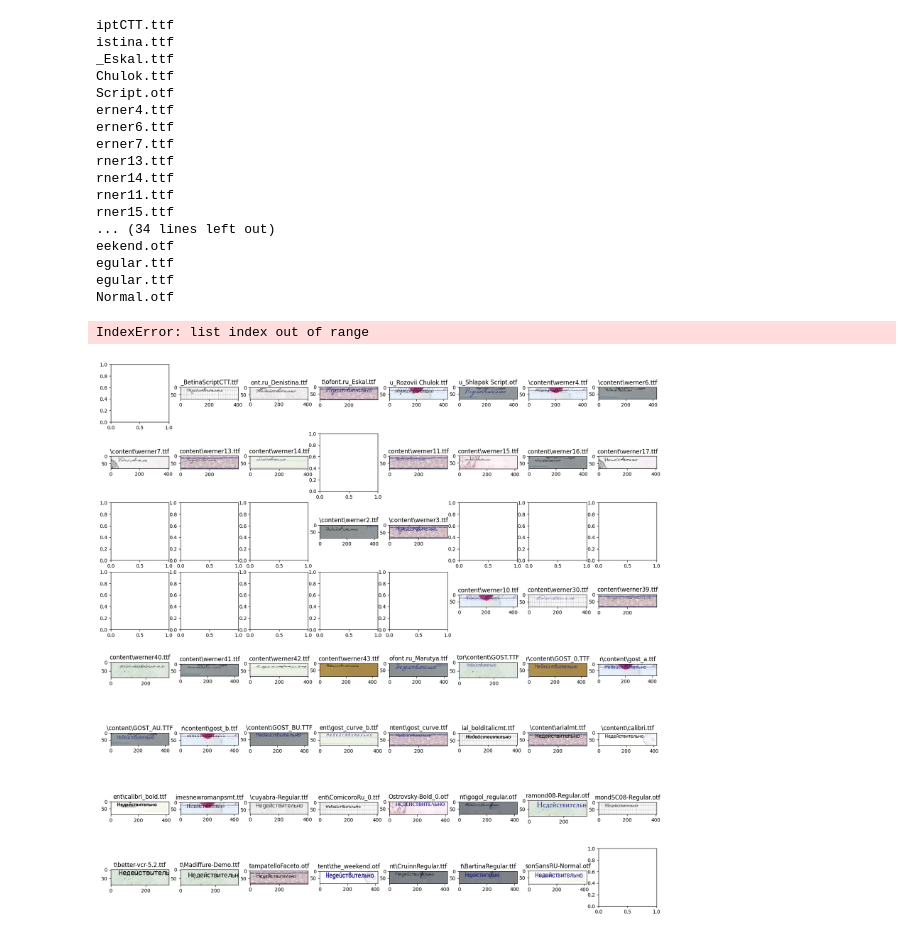
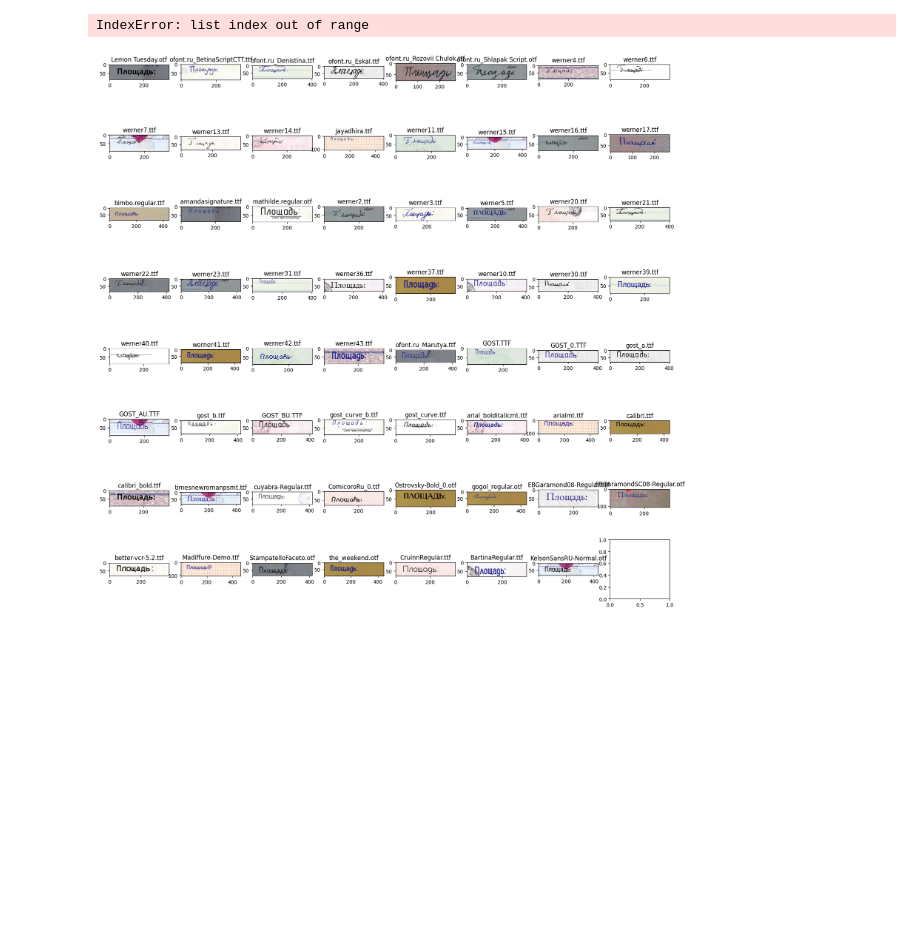
Before and after one commit to MountU0/shiftlab_easy_ocr, a Jupyter notebook: my_experiments✨.ipynb, the cells around one changed output. Drawn from its saved outputs; the diff is of its cells as text; code cells hidden in the pictures; blank space fills up the shorter version.

```diff
--- a/my_experiments✨.ipynb
+++ b/my_experiments✨.ipynb
@@ -1,38 +1,21 @@
 # %%
 from generator.generator import Generator
 from generator.font import *
 import matplotlib.pyplot as plt
 import numpy as np
 
 g = Generator(lang='ru')
 plt_dim = int(np.ceil(np.sqrt(g.N)))
 fig, axs = plt.subplots(plt_dim, plt_dim, figsize=(20, 20))
 
 for k in range(plt_dim):
     for j in range(plt_dim):
-        s = g.generate_from_string(r'Недействительно', min_length=2, max_length=25, i = k * plt_dim + j) # get from a string
+        s = g.generate_from_string(r'Площадь:', min_length=2, max_length=25, i = k * plt_dim + j) # get from a string
         if s:
             font_name = g.fonts[k * plt_dim + j].path
-            axs[k, j].set_title(font_name[font_name.find('/'):])
+            axs[k, j].set_title(font_name[font_name.rfind('\\')+1:])
             axs[k, j].imshow(s)
 plt.show()
 # %% [output]
-iptCTT.ttf
-istina.ttf
-_Eskal.ttf
-Chulok.ttf
-Script.otf
-erner4.ttf
-erner6.ttf
-erner7.ttf
-rner13.ttf
-rner14.ttf
-rner11.ttf
-rner15.ttf
-... (34 lines left out)
-eekend.otf
-egular.ttf
-egular.ttf
-Normal.otf
+IndexError: list index out of range
-IndexError: list index out of range
-[figure, old version]
+[figure, new version]
```
Also changed, not shown: 15 other files.
